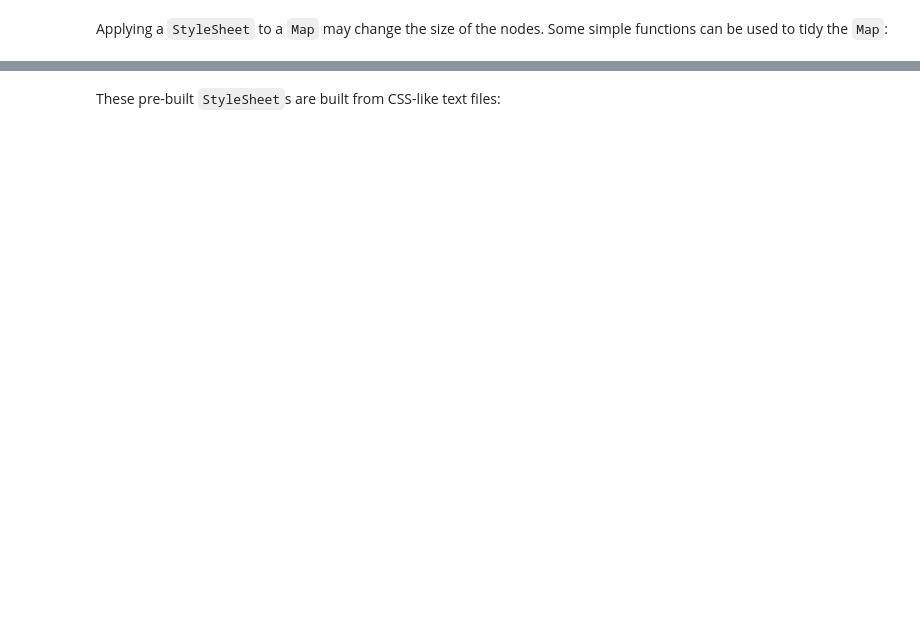
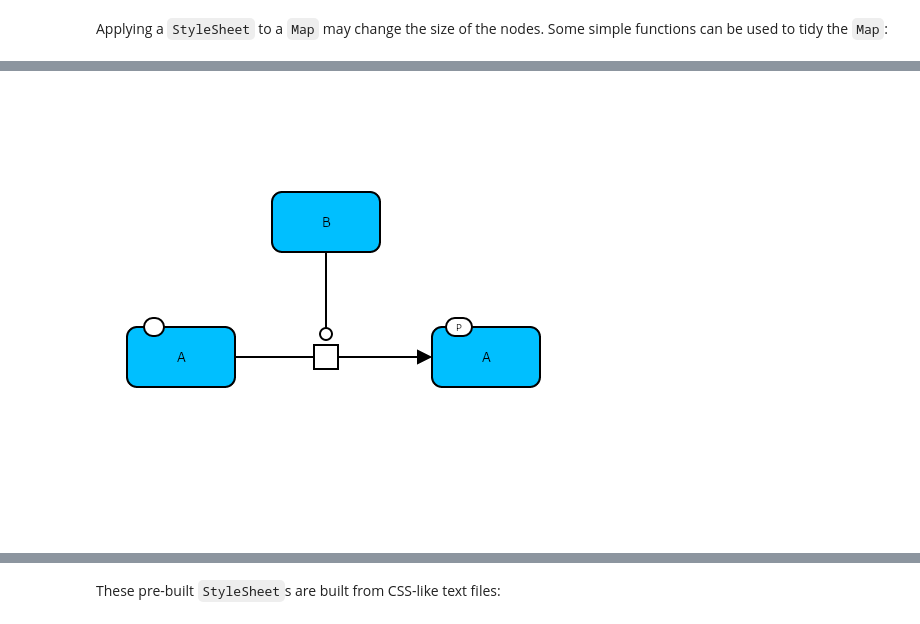
Before and after one commit to adrienrougny/momapy, a Jupyter notebook: momapy/demo/demo.ipynb, the cells around one changed output, grey strips where cells are left out. Saved outputs shown, nothing was run; the diff lists cells and outputs as text; code cells hidden in the pictures; blank space fills up the shorter version.

```diff
--- a/momapy/demo/demo.ipynb
+++ b/momapy/demo/demo.ipynb
@@ -485,4 +472,6 @@ display(mb)
 # %%
-momapy.styling.apply_style_sheet(mb, momapy.sbgn.styling.default_colorscheme)
+momapy.styling.apply_style_sheet(mb, momapy.sbgn.styling.cs_default)
 display(mb)
+# %% [output]
+[figure, added]
 # %%
```
Also changed, not shown: parts of 72 cells of this notebook, 3 other files.
